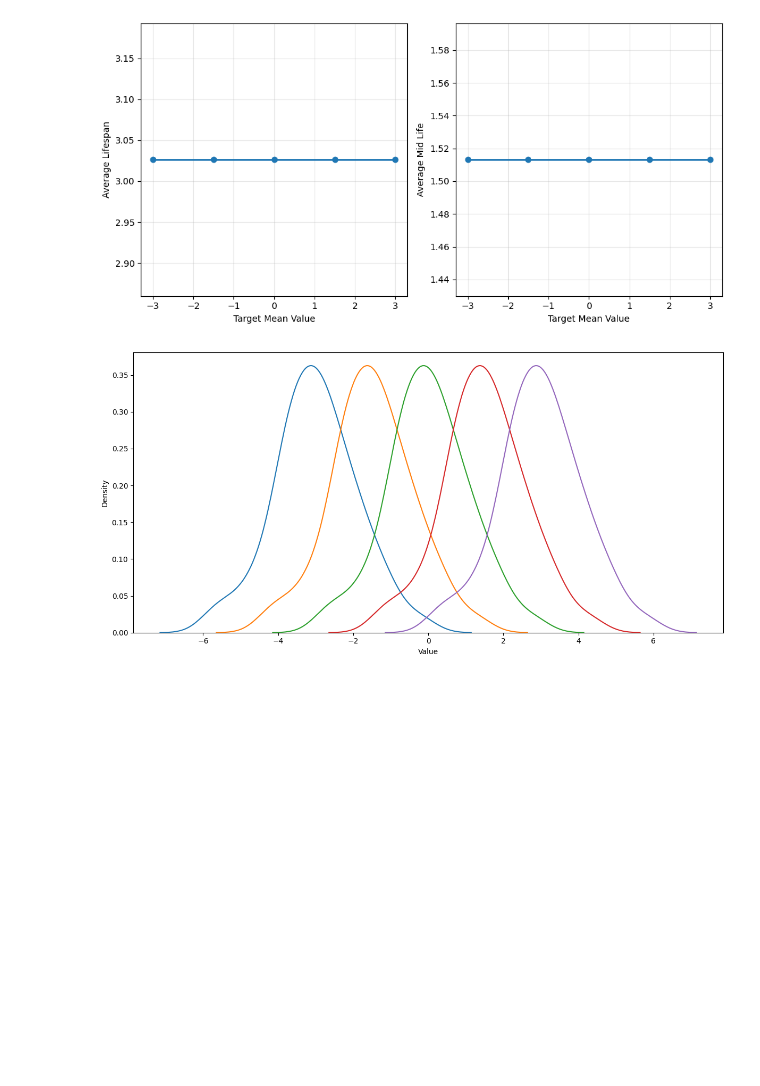
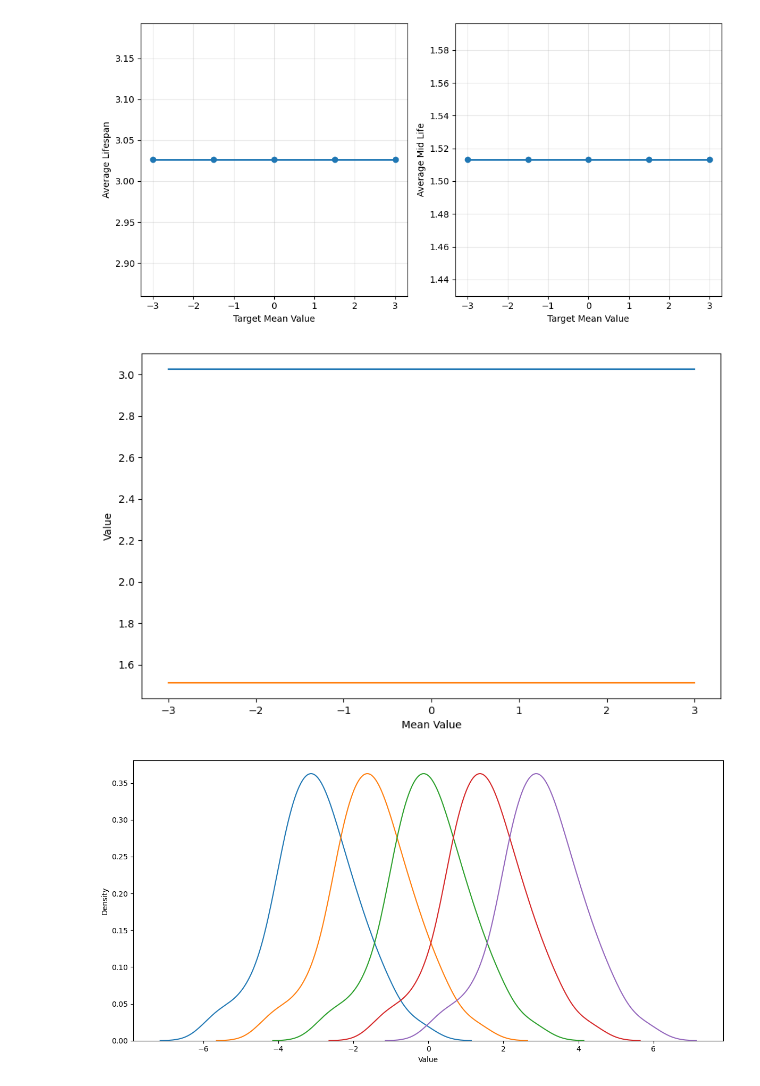
Before and after one commit to hashansl/spatial-risk-tda, a Jupyter notebook: simulations/controlled_avg.ipynb, the cells around one changed output. Cells and saved outputs as stored; diff of their text form; code cells hidden in the pictures; blank space fills up the shorter version.

```diff
--- a/simulations/controlled_avg.ipynb
+++ b/simulations/controlled_avg.ipynb
@@ -291,6 +323,19 @@ plt.show()
 plt.close()
 # %% [output]
 [figure]
+# %%
+# plot a line plot of the results X axis is GDF and Y axis is TL, AL, TML, AML
+fig, ax = plt.subplots(figsize=(10, 6))
+for col in ['AL', 'AML']:
+    ax.plot(results_df['Mean'], results_df[col], label=col)
+ax.set_xlabel('Mean Value')
+ax.set_ylabel('Value')
+# ax.set_title('Line plot of Al and AML')
+# ax.legend()
+# plt.show()
+plt.savefig('tda_measures_vs_mean_line_plot.png', dpi=300, bbox_inches='tight')
+# %% [output]
+[figure, added]
 # %%
 # Plot distributions of simulated values
 plt.figure(figsize=(12, 6))
```
Also changed, not shown: parts of 4 cells of this notebook, 2 other files.
